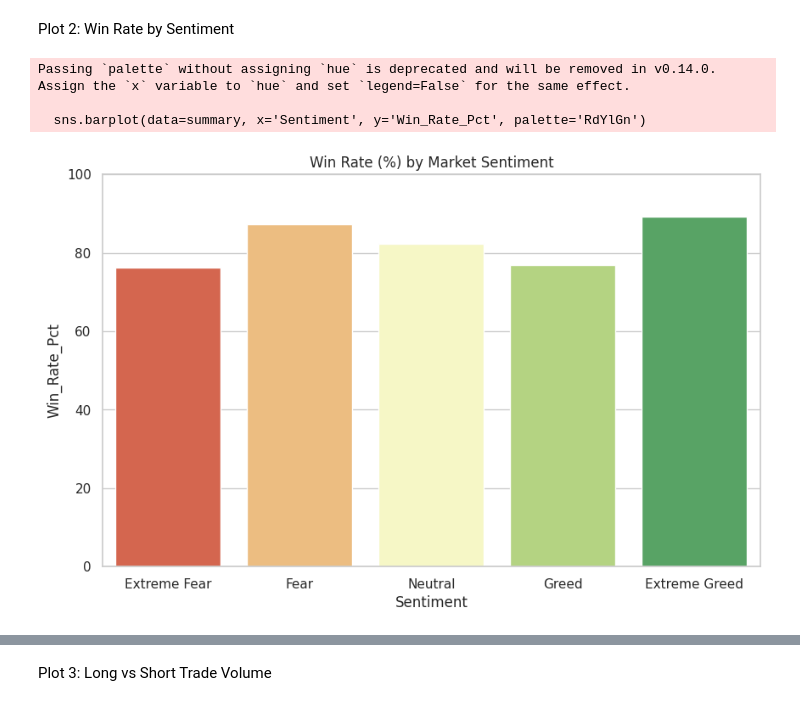
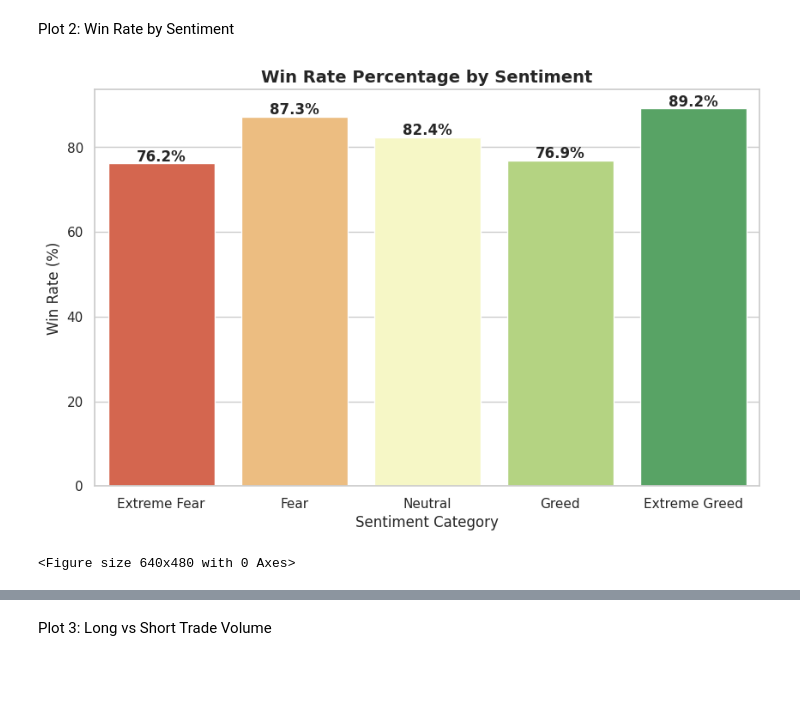
Before and after one commit to Sunnykumar-github/Primetrade.ai.Assignment, a Jupyter notebook: Data_Science.ipynb, the cells around one changed output, grey strips where cells are left out. Saved outputs shown, nothing was run; the diff lists cells and outputs as text; code cells hidden in the pictures; blank space fills up the shorter version.

```diff
--- a/Data_Science.ipynb
+++ b/Data_Science.ipynb
@@ -143,12 +156,24 @@ Passing `palette` without assigning `hue` is deprecated and will be removed in v
 Plot 2: Win Rate by Sentiment
 # %%
 plt.figure(figsize=(10, 6))
-sns.barplot(data=summary, x='Sentiment', y='Win_Rate_Pct', palette='RdYlGn')
-plt.title('Win Rate (%) by Market Sentiment')
-plt.ylim(0, 100)
+sns.barplot(
+    data=summary,
+    x='Sentiment',
+    y='Win_Rate_Pct',
+    hue='Sentiment',
+    palette='RdYlGn',
+    legend=False
+)
+
+plt.title('Win Rate Percentage by Sentiment', fontsize=14, fontweight='bold')
+plt.xlabel('Sentiment Category', fontsize=12)
+plt.ylabel('Win Rate (%)', fontsize=12)
+
+for i, val in enumerate(summary['Win_Rate_Pct']):
+    plt.text(i, val + 0.5, f'{val:.1f}%', ha='center', fontweight='bold')
+
+plt.show()
 plt.savefig('/content/ds_Sunny_Kumar/outputs/win_rate_by_sentiment.png')
 # %% [output]
+[figure, new version]
-Passing `palette` without assigning `hue` is deprecated and will be removed in v0.14.0. Assign the `x` variable to `hue` and set `legend=False` for the same effect.
-
-  sns.barplot(data=summary, x='Sentiment', y='Win_Rate_Pct', palette='RdYlGn')
+<Figure size 640x480 with 0 Axes>
-[figure, old version]
```
Also changed, not shown: parts of 5 cells of this notebook.
